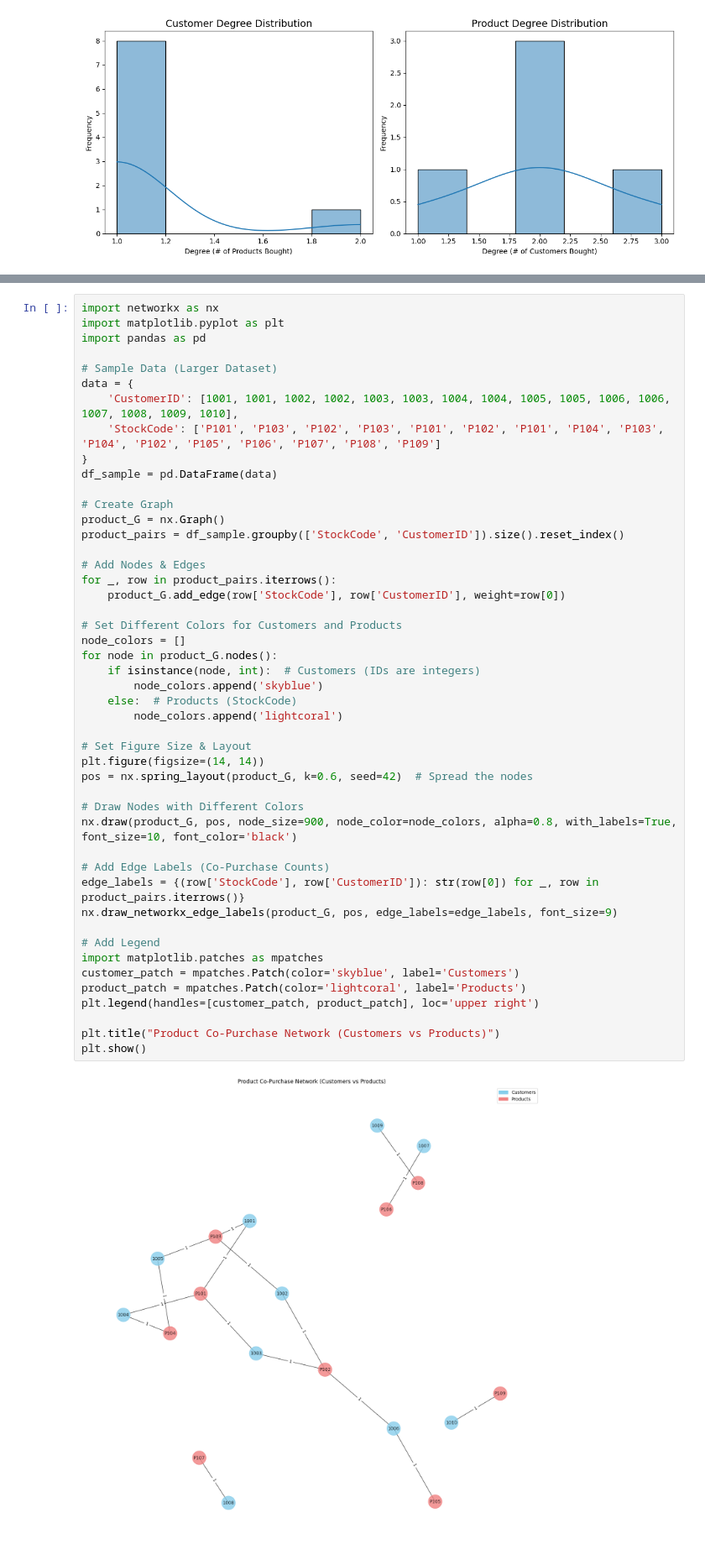
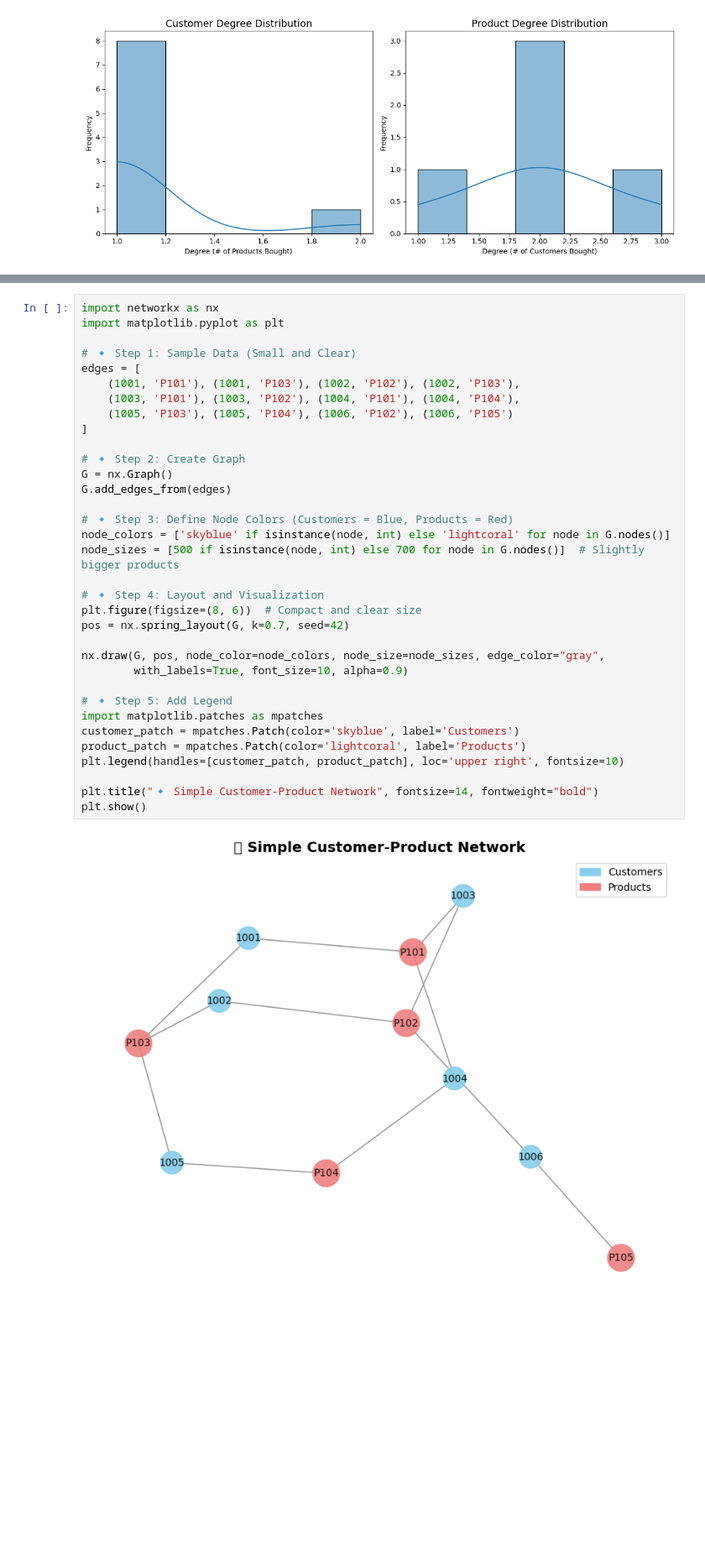
Before and after one commit to dileep5253/Community_Detection, a Jupyter notebook: Community-Detection1.ipynb, the cells around one changed output, grey strips where cells are left out. Shown at 84% size. Saved outputs shown, nothing was run; the diff lists cells and outputs as text; blank space fills up the shorter version.

```diff
--- a/Community-Detection1.ipynb
+++ b/Community-Detection1.ipynb
@@ -880,52 +873,39 @@ plt.show()
 # %%
 import networkx as nx
 import matplotlib.pyplot as plt
-import pandas as pd
 
-# Sample Data (Larger Dataset)
-data = {
-    'CustomerID': [1001, 1001, 1002, 1002, 1003, 1003, 1004, 1004, 1005, 1005, 1006, 1006, 1007, 1008, 1009, 1010],
-    'StockCode': ['P101', 'P103', 'P102', 'P103', 'P101', 'P102', 'P101', 'P104', 'P103', 'P104', 'P102', 'P105', 'P106', 'P107', 'P108', 'P109']
-}
-df_sample = pd.DataFrame(data)
+# 🔹 Step 1: Sample Data (Small and Clear)
+edges = [
+    (1001, 'P101'), (1001, 'P103'), (1002, 'P102'), (1002, 'P103'),
+    (1003, 'P101'), (1003, 'P102'), (1004, 'P101'), (1004, 'P104'),
+    (1005, 'P103'), (1005, 'P104'), (1006, 'P102'), (1006, 'P105')
+]
 
-# Create Graph
-product_G = nx.Graph()
-product_pairs = df_sample.groupby(['StockCode', 'CustomerID']).size().reset_index()
+# 🔹 Step 2: Create Graph
+G = nx.Graph()
+G.add_edges_from(edges)
 
-# Add Nodes & Edges
-for _, row in product_pairs.iterrows():
-    product_G.add_edge(row['StockCode'], row['CustomerID'], weight=row[0])
+# 🔹 Step 3: Define Node Colors (Customers = Blue, Products = Red)
+node_colors = ['skyblue' if isinstance(node, int) else 'lightcoral' for node in G.nodes()]
+node_sizes = [500 if isinstance(node, int) else 700 for node in G.nodes()]  # Slightly bigger products
 
-# Set Different Colors for Customers and Products
-node_colors = []
-for node in product_G.nodes():
-    if isinstance(node, int):  # Customers (IDs are integers)
-        node_colors.append('skyblue')
-    else:  # Products (StockCode)
-        node_colors.append('lightcoral')
+# 🔹 Step 4: Layout and Visualization
+plt.figure(figsize=(8, 6))  # Compact and clear size
+pos = nx.spring_layout(G, k=0.7, seed=42)
 
-# Set Figure Size & Layout
-plt.figure(figsize=(14, 14))
-pos = nx.spring_layout(product_G, k=0.6, seed=42)  # Spread the nodes
+nx.draw(G, pos, node_color=node_colors, node_size=node_sizes, edge_color="gray",
+        with_labels=True, font_size=10, alpha=0.9)
 
-# Draw Nodes with Different Colors
-nx.draw(product_G, pos, node_size=900, node_color=node_colors, alpha=0.8, with_labels=True, font_size=10, font_color='black')
-
-# Add Edge Labels (Co-Purchase Counts)
-edge_labels = {(row['StockCode'], row['CustomerID']): str(row[0]) for _, row in product_pairs.iterrows()}
-nx.draw_networkx_edge_labels(product_G, pos, edge_labels=edge_labels, font_size=9)
-
-# Add Legend
+# 🔹 Step 5: Add Legend
 import matplotlib.patches as mpatches
 customer_patch = mpatches.Patch(color='skyblue', label='Customers')
 product_patch = mpatches.Patch(color='lightcoral', label='Products')
-plt.legend(handles=[customer_patch, product_patch], loc='upper right')
+plt.legend(handles=[customer_patch, product_patch], loc='upper right', fontsize=10)
 
-plt.title("Product Co-Purchase Network (Customers vs Products)")
+plt.title("🔹 Simple Customer-Product Network", fontsize=14, fontweight="bold")
 plt.show()
 # %% [output]
-[figure, old version]
+[figure, new version]
 # %%
 import pandas as pd
 import seaborn as sns
```
Also changed, not shown: parts of 19 cells of this notebook.
